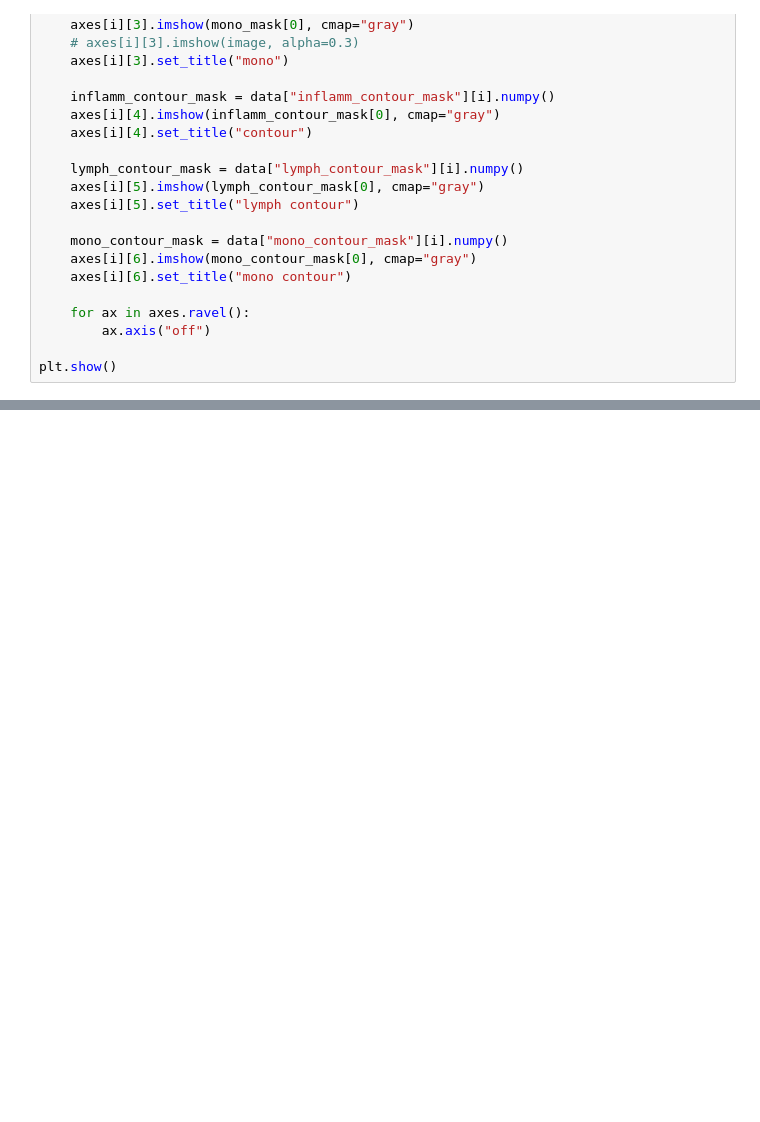
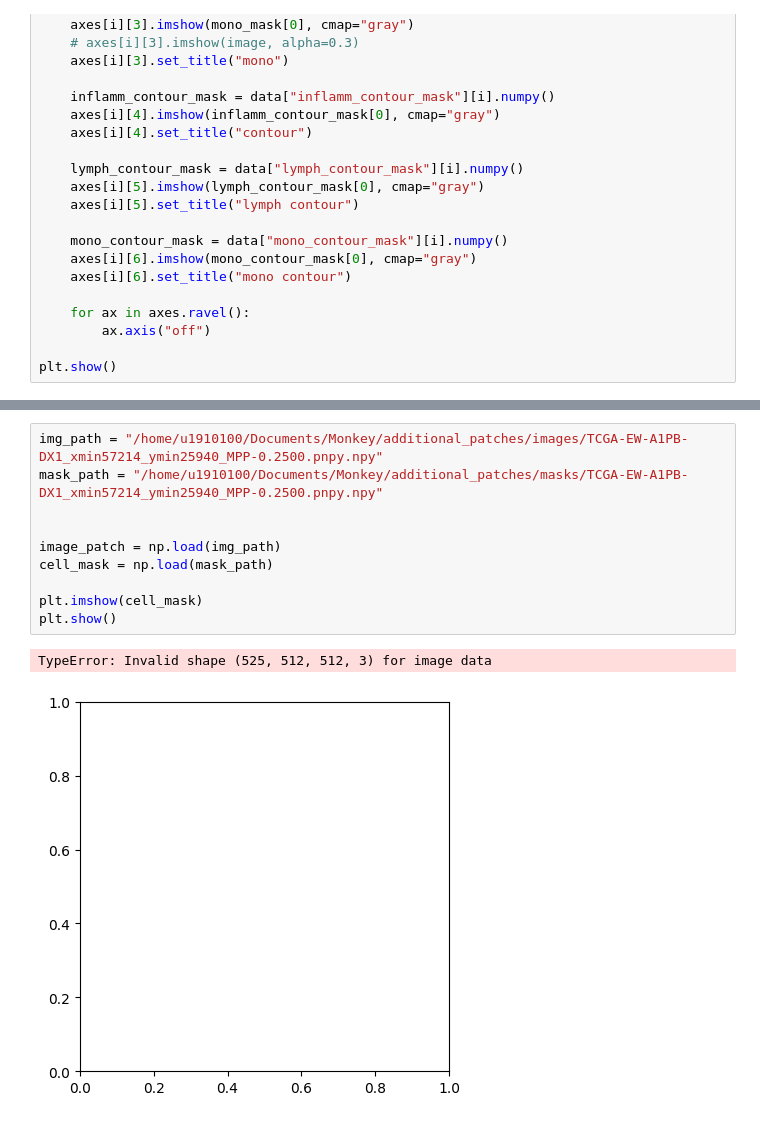
Before and after one commit to aamirchaudry29/Monkey_TIAKong, a Jupyter notebook: notebooks/patch_visualization.ipynb, the cells around one changed output, grey strips where cells are left out. Saved outputs shown, nothing was run; the diff lists cells and outputs as text; blank space fills up the shorter version.

```diff
--- a/notebooks/patch_visualization.ipynb
+++ b/notebooks/patch_visualization.ipynb
@@ -553,0 +569,13 @@ plt.show()
+# %%
+img_path = "/home/u1910100/Documents/Monkey/additional_patches/images/TCGA-EW-A1PB-DX1_xmin57214_ymin25940_MPP-0.2500.pnpy.npy"
+mask_path = "/home/u1910100/Documents/Monkey/additional_patches/masks/TCGA-EW-A1PB-DX1_xmin57214_ymin25940_MPP-0.2500.pnpy.npy"
+
+
+image_patch = np.load(img_path)
+cell_mask = np.load(mask_path)
+
+plt.imshow(cell_mask)
+plt.show()
+# %% [output]
+TypeError: Invalid shape (525, 512, 512, 3) for image data
+[figure, added]
```
Also changed, not shown: parts of 2 cells of this notebook, 7 other files.
